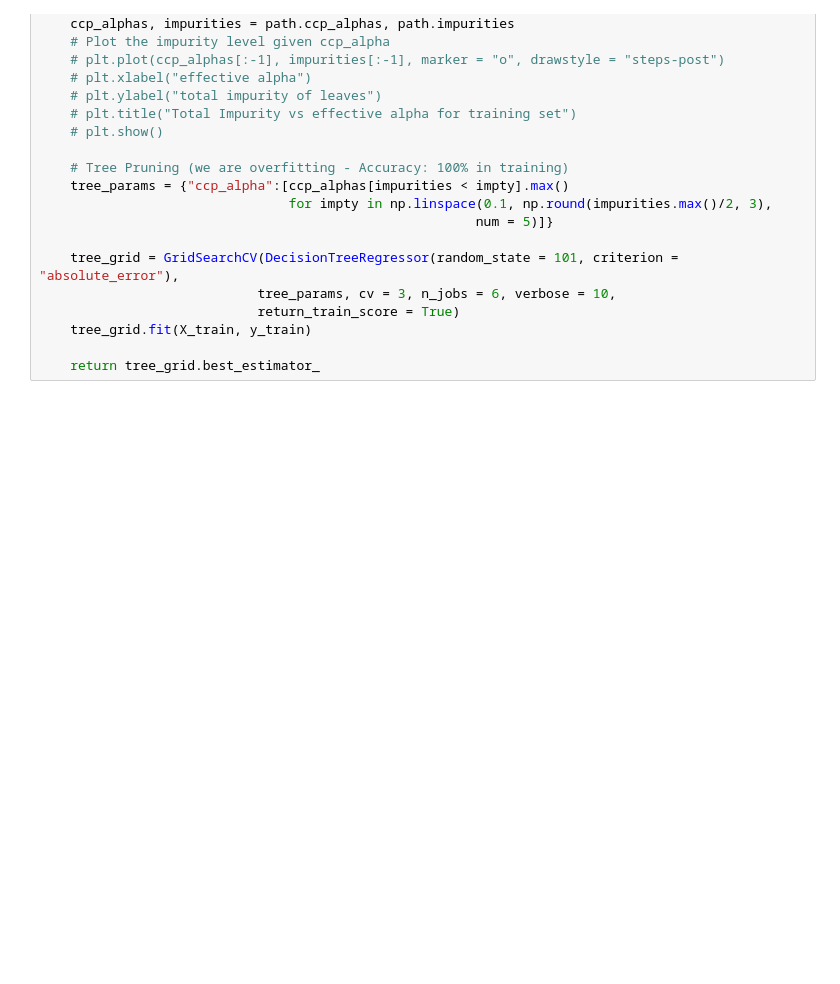
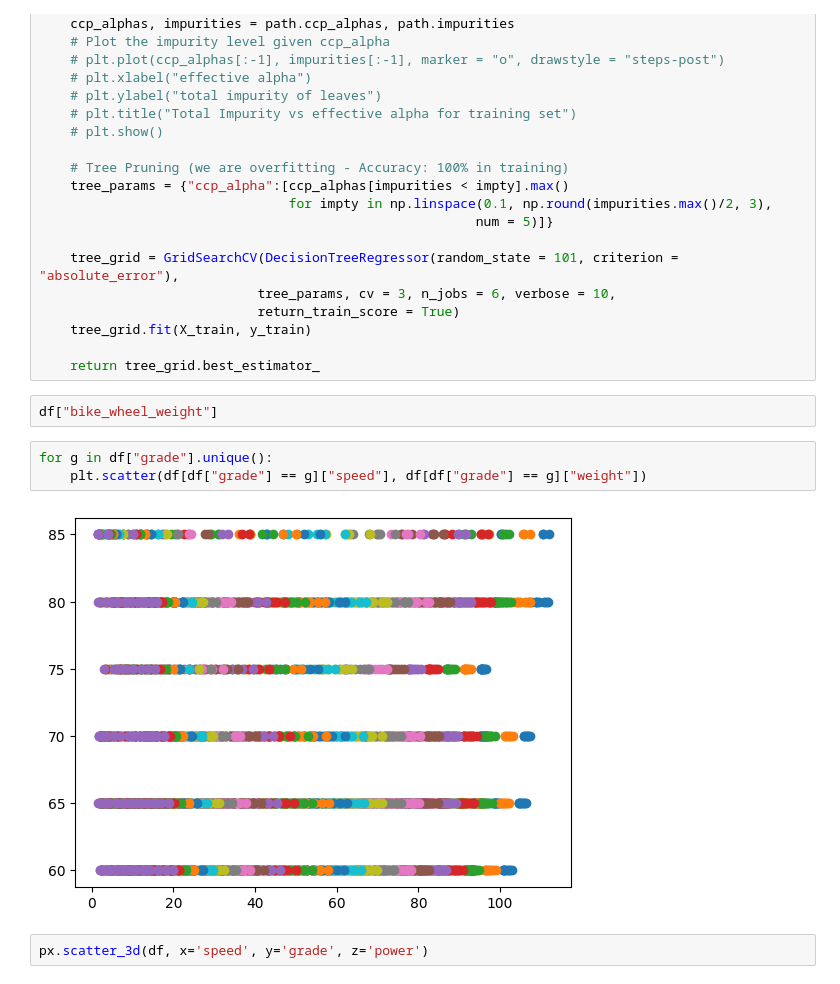
Before and after one commit to MattiaBrocco/estimated-power-watts, a Jupyter notebook: algorithm_development/rev_eng_bikes/data_from_web.ipynb, the cells around one changed output. Drawn from its saved outputs; the diff is of its cells as text; blank space fills up the shorter version.

```diff
--- a/algorithm_development/rev_eng_bikes/data_from_web.ipynb
+++ b/algorithm_development/rev_eng_bikes/data_from_web.ipynb
@@ -101,3 +89,12 @@ def cross_val_tree_pruning(X_train, y_train):
     tree_grid.fit(X_train, y_train)
 
     return tree_grid.best_estimator_
+# %%
+df["bike_wheel_weight"]
+# %%
+for g in df["grade"].unique():
+    plt.scatter(df[df["grade"] == g]["speed"], df[df["grade"] == g]["weight"])
+# %% [output]
+[figure, added]
+# %%
+px.scatter_3d(df, x='speed', y='grade', z='power')
```
Also changed, not shown: parts of 14 cells of this notebook, 1 other file.
